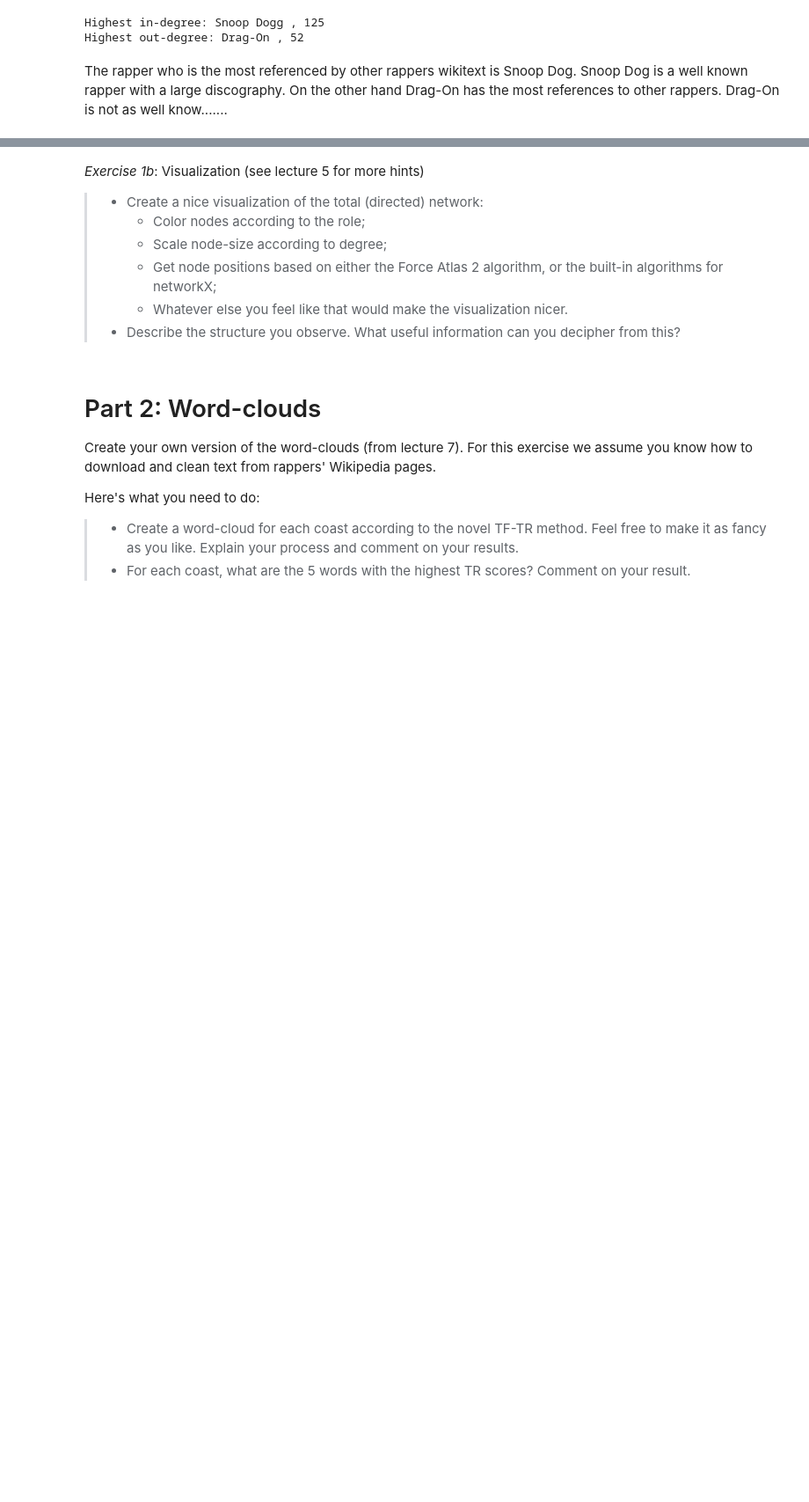
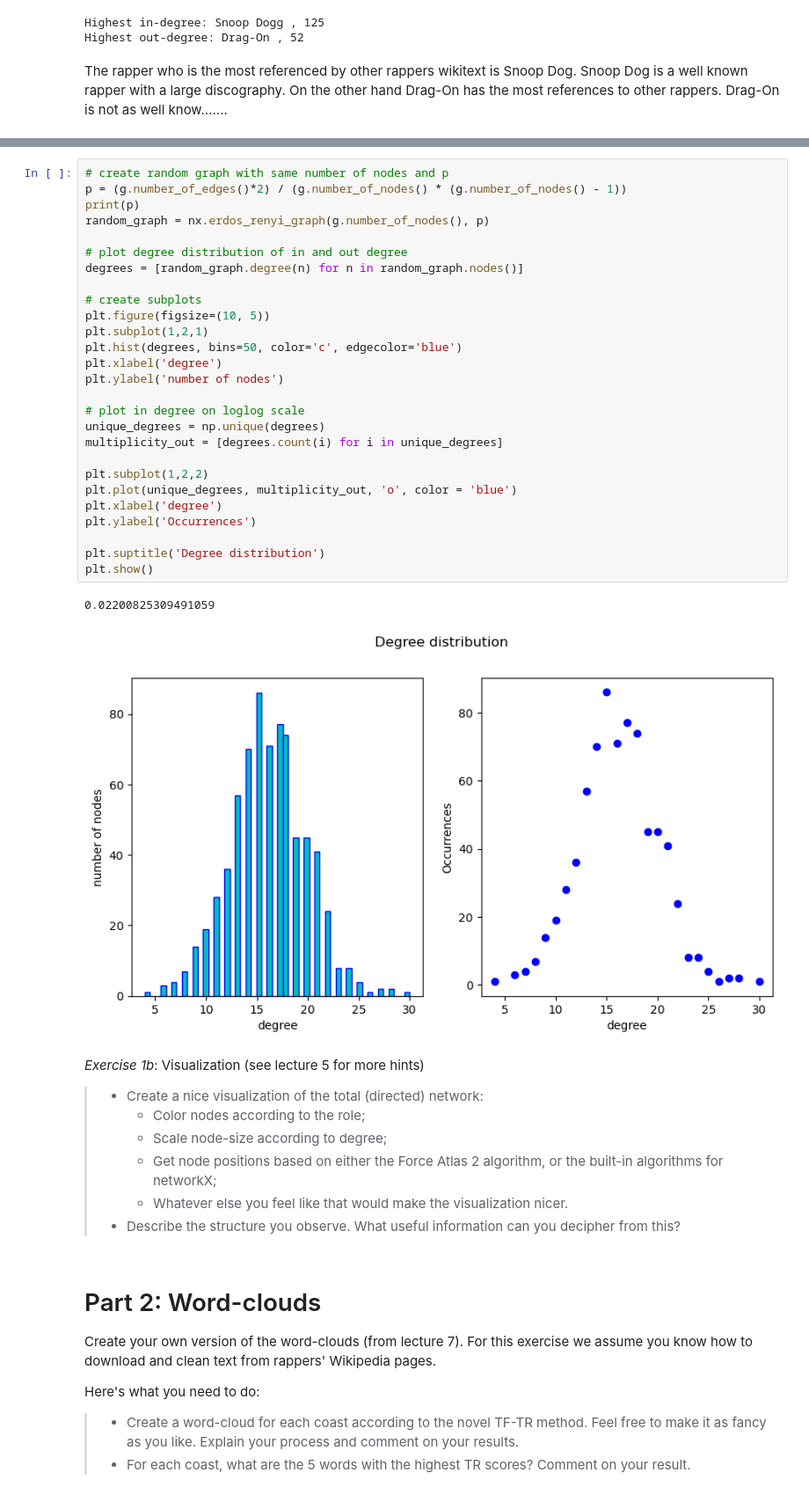
Before and after one commit to s185231/02805_SocialGraphs, a Jupyter notebook: Assignment2.ipynb, the cells around one changed output, grey strips where cells are left out. Shown at 88% size. Drawn from its saved outputs; the diff is of its cells as text; blank space fills up the shorter version.

```diff
--- a/Assignment2.ipynb
+++ b/Assignment2.ipynb
@@ -102,3 +194,33 @@ The rapper who is the most referenced by other rappers wikitext is Snoop Dog. Sn
+# %%
+# create random graph with same number of nodes and p
+p = (g.number_of_edges()*2) / (g.number_of_nodes() * (g.number_of_nodes() - 1))
+print(p)
+random_graph = nx.erdos_renyi_graph(g.number_of_nodes(), p)
+
+# plot degree distribution of in and out degree
+degrees = [random_graph.degree(n) for n in random_graph.nodes()]
+
+# create subplots
+plt.figure(figsize=(10, 5))
+plt.subplot(1,2,1)
+plt.hist(degrees, bins=50, color='c', edgecolor='blue')
+plt.xlabel('degree')
+plt.ylabel('number of nodes')
+
+# plot in degree on loglog scale
+unique_degrees = np.unique(degrees)
+multiplicity_out = [degrees.count(i) for i in unique_degrees]
+
+plt.subplot(1,2,2)
+plt.plot(unique_degrees, multiplicity_out, 'o', color = 'blue')
+plt.xlabel('degree')
+plt.ylabel('Occurrences')
+
+plt.suptitle('Degree distribution')
+plt.show()
+# %% [output]
+0.02200825309491059
+[figure, added]
 # %% [markdown]
 _Exercise 1b_: Visualization (see lecture 5 for more hints)
 
```
Also changed, not shown: parts of 21 cells of this notebook, 2 other files.
